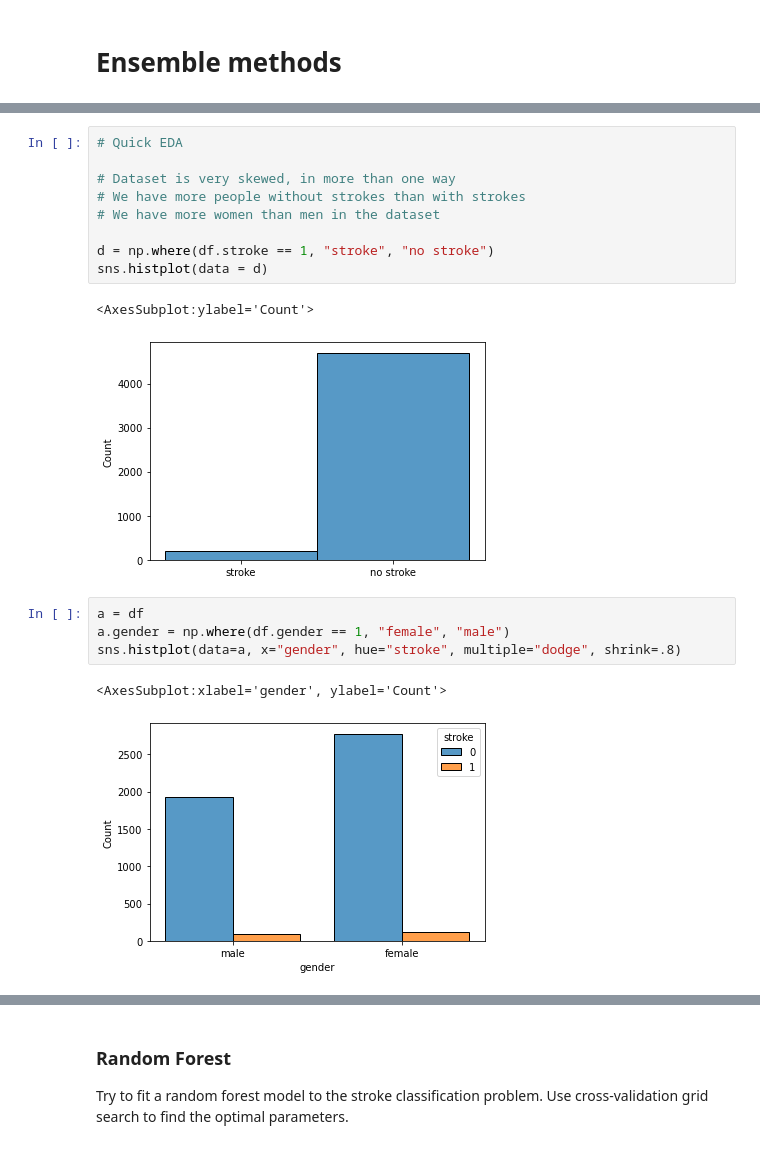
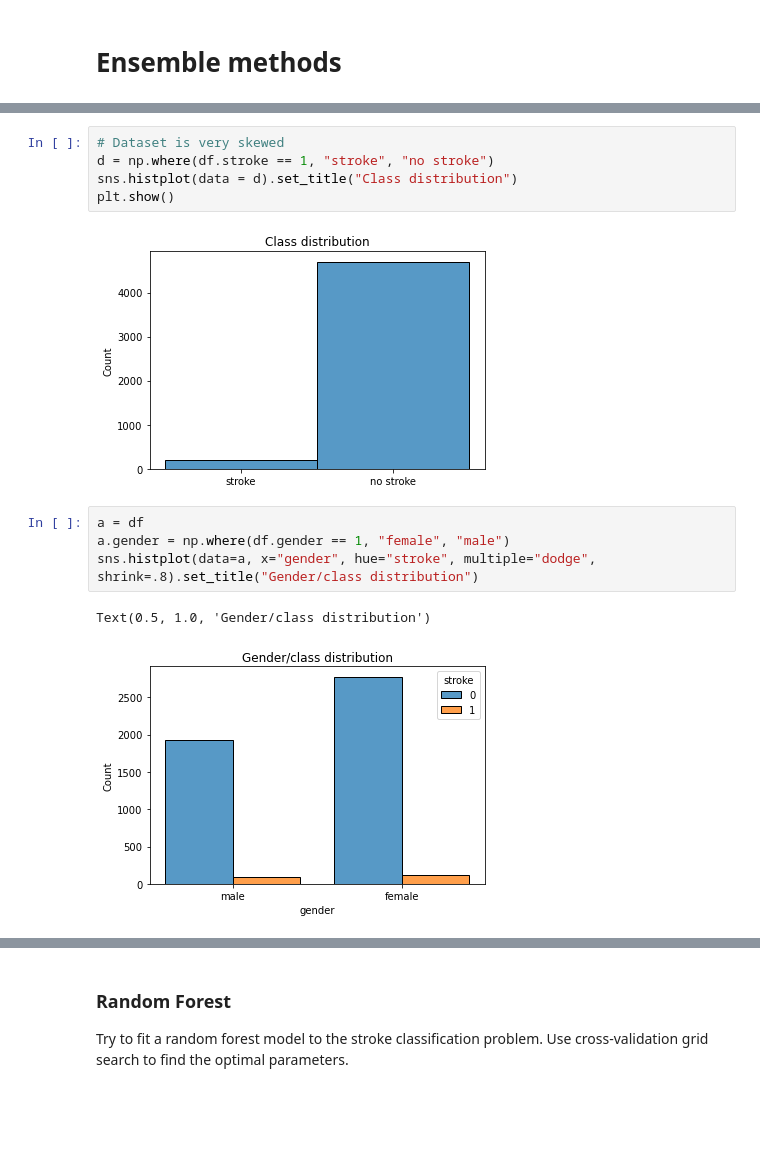
Before and after one commit to ebbeberge/stroke-classification, a Jupyter notebook: ensemble_methods.ipynb, the cells around one changed output, grey strips where cells are left out. Drawn from its saved outputs; the diff is of its cells as text; blank space fills up the shorter version.

```diff
--- a/ensemble_methods.ipynb
+++ b/ensemble_methods.ipynb
@@ -46,19 +65,14 @@ x_train, x_test, y_train, y_test = train_test_split(x, y, test_size = test_size,
 # %%
-# Quick EDA
-
-# Dataset is very skewed, in more than one way
-# We have more people without strokes than with strokes
-# We have more women than men in the dataset
-
+# Dataset is very skewed
 d = np.where(df.stroke == 1, "stroke", "no stroke")
-sns.histplot(data = d)
+sns.histplot(data = d).set_title("Class distribution")
+plt.show()
 # %% [output]
-<AxesSubplot:ylabel='Count'>
-[figure, old version]
+[figure, new version]
 # %%
 a = df
 a.gender = np.where(df.gender == 1, "female", "male")
-sns.histplot(data=a, x="gender", hue="stroke", multiple="dodge", shrink=.8)
+sns.histplot(data=a, x="gender", hue="stroke", multiple="dodge", shrink=.8).set_title("Gender/class distribution")
 # %% [output]
-<AxesSubplot:xlabel='gender', ylabel='Count'>
+Text(0.5, 1.0, 'Gender/class distribution')
-[figure, old version]
+[figure, new version]
```
Also changed, not shown: parts of 41 cells of this notebook.
